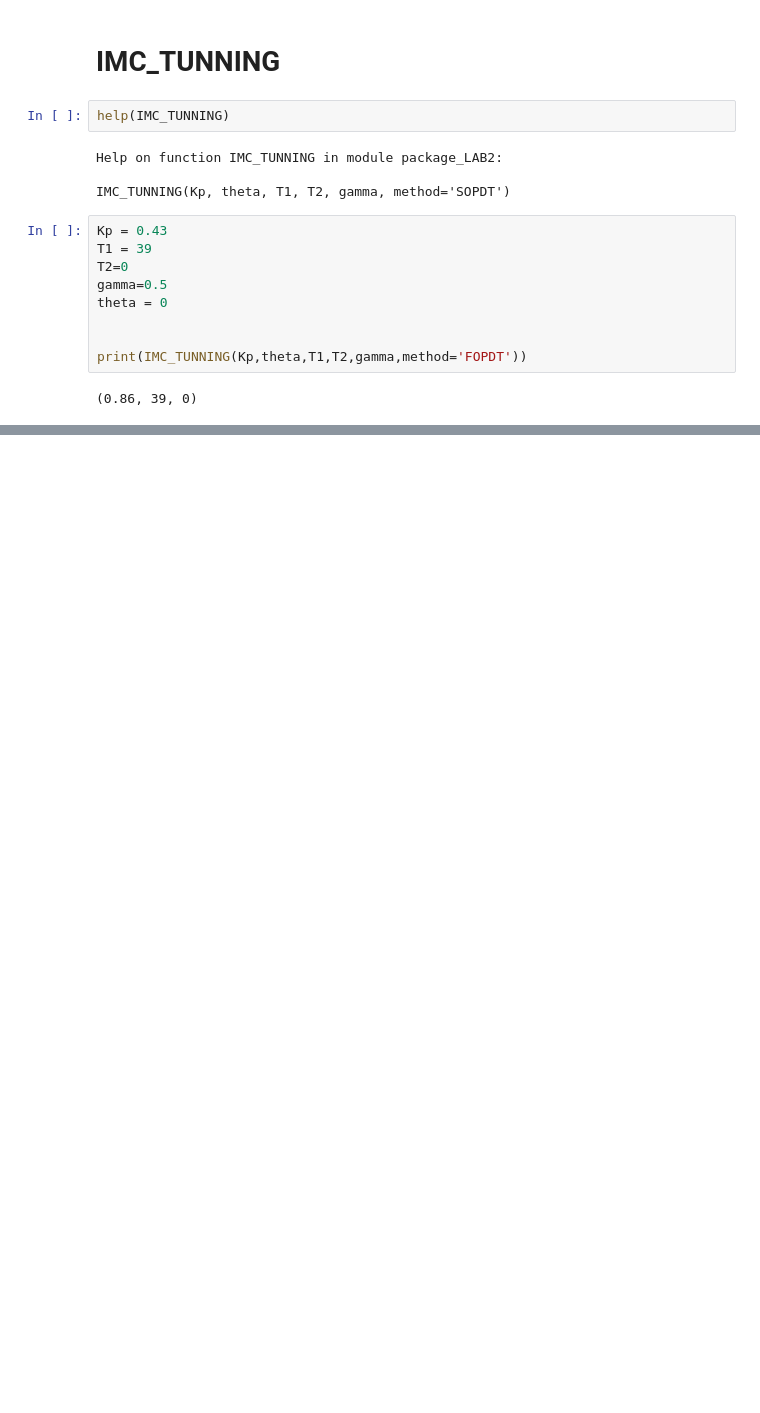
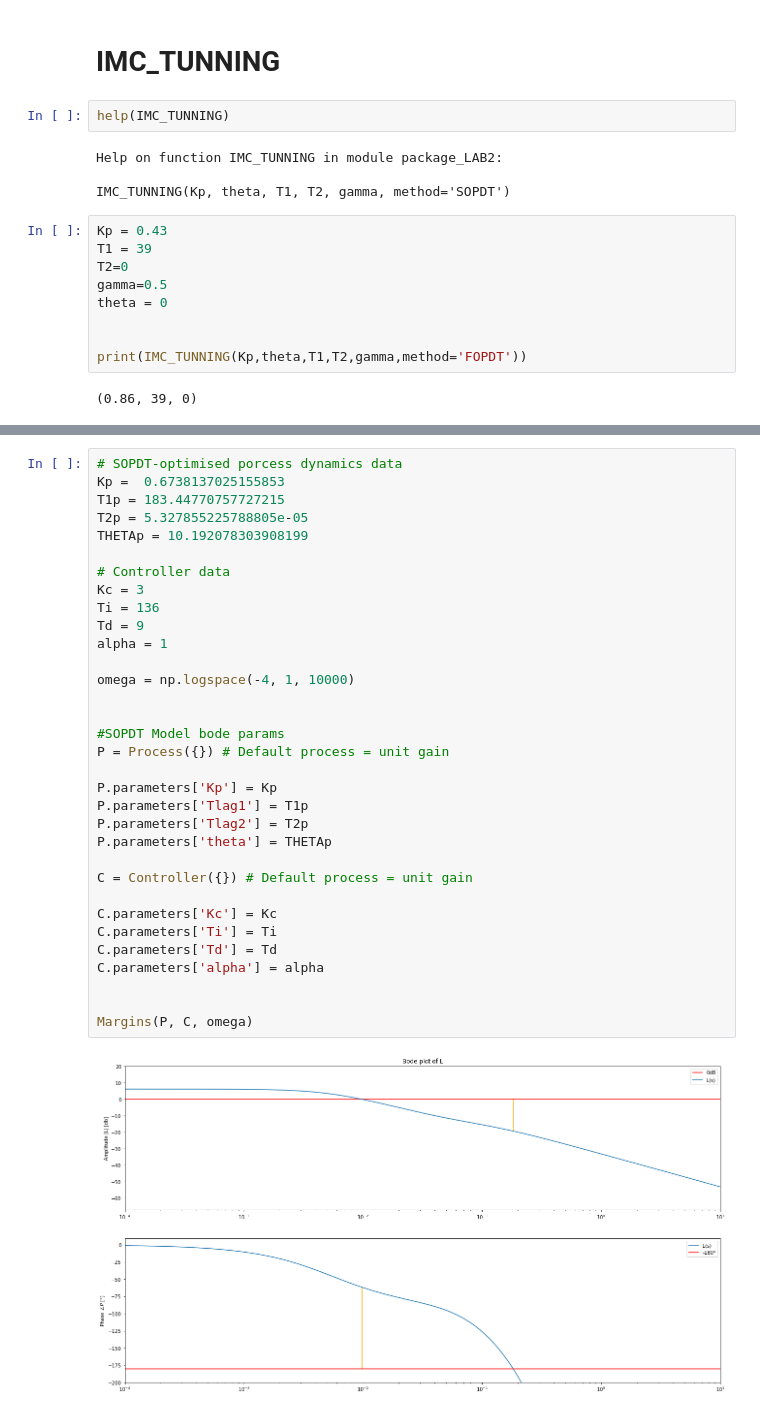
Before and after one commit to Vicoj/TCLab_2023, a Jupyter notebook: Délivrables/package_LAB2.ipynb, the cells around one changed output, grey strips where cells are left out. Cells and saved outputs as stored; diff of their text form; blank space fills up the shorter version.

Commit message:
margins

```diff
--- a/Délivrables/package_LAB2.ipynb
+++ b/Délivrables/package_LAB2.ipynb
@@ -223,0 +245,35 @@ print(IMC_TUNNING(Kp,theta,T1,T2,gamma,method='FOPDT'))
+# %%
+# SOPDT-optimised porcess dynamics data
+Kp =  0.6738137025155853
+T1p = 183.44770757727215
+T2p = 5.327855225788805e-05
+THETAp = 10.192078303908199
+
+# Controller data
+Kc = 3
+Ti = 136
+Td = 9
+alpha = 1
+
+omega = np.logspace(-4, 1, 10000)
+
+
+#SOPDT Model bode params
+P = Process({}) # Default process = unit gain
+
+P.parameters['Kp'] = Kp
+P.parameters['Tlag1'] = T1p
+P.parameters['Tlag2'] = T2p
+P.parameters['theta'] = THETAp
+
+C = Controller({}) # Default process = unit gain
+
+C.parameters['Kc'] = Kc
+C.parameters['Ti'] = Ti
+C.parameters['Td'] = Td
+C.parameters['alpha'] = alpha
+
+
+Margins(P, C, omega)
+# %% [output]
+[figure, added]
```
Also changed, not shown: parts of 4 cells of this notebook, 3 other files.
